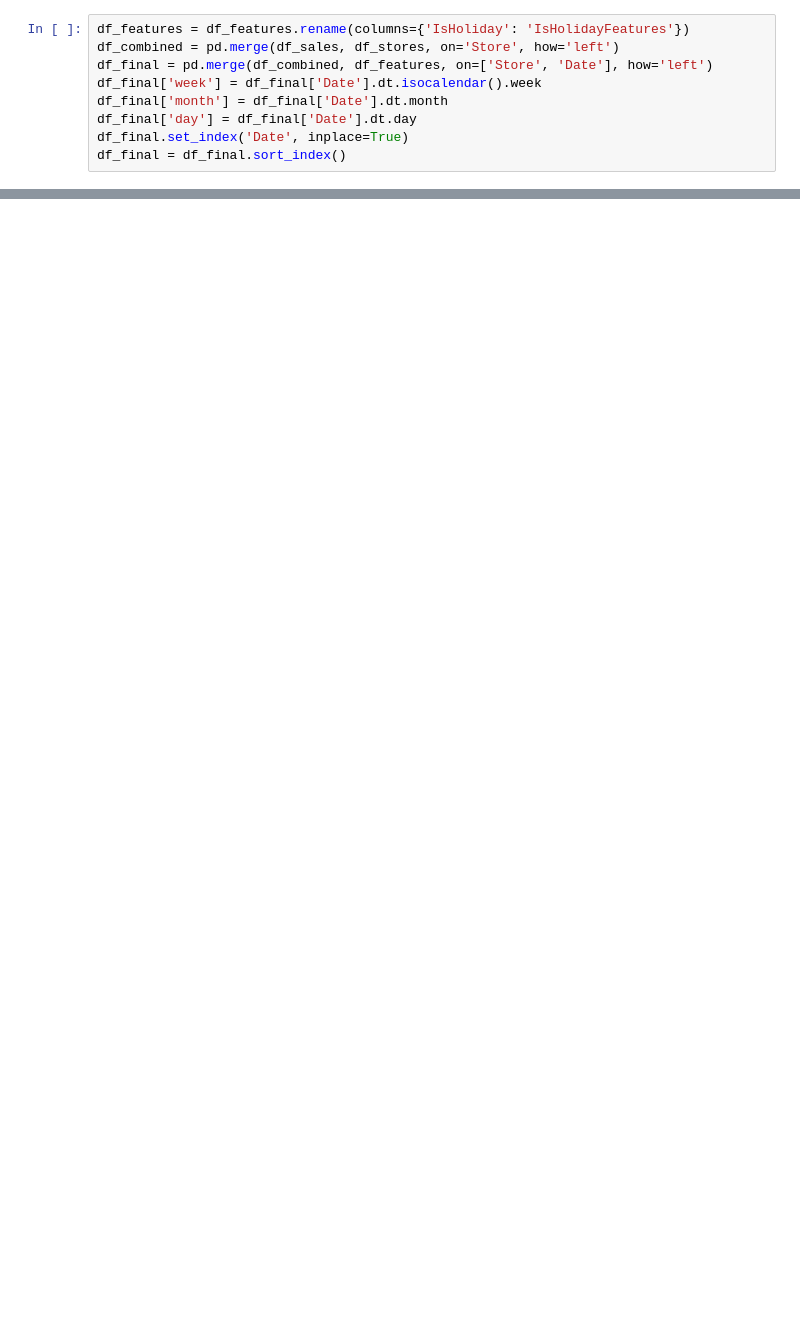
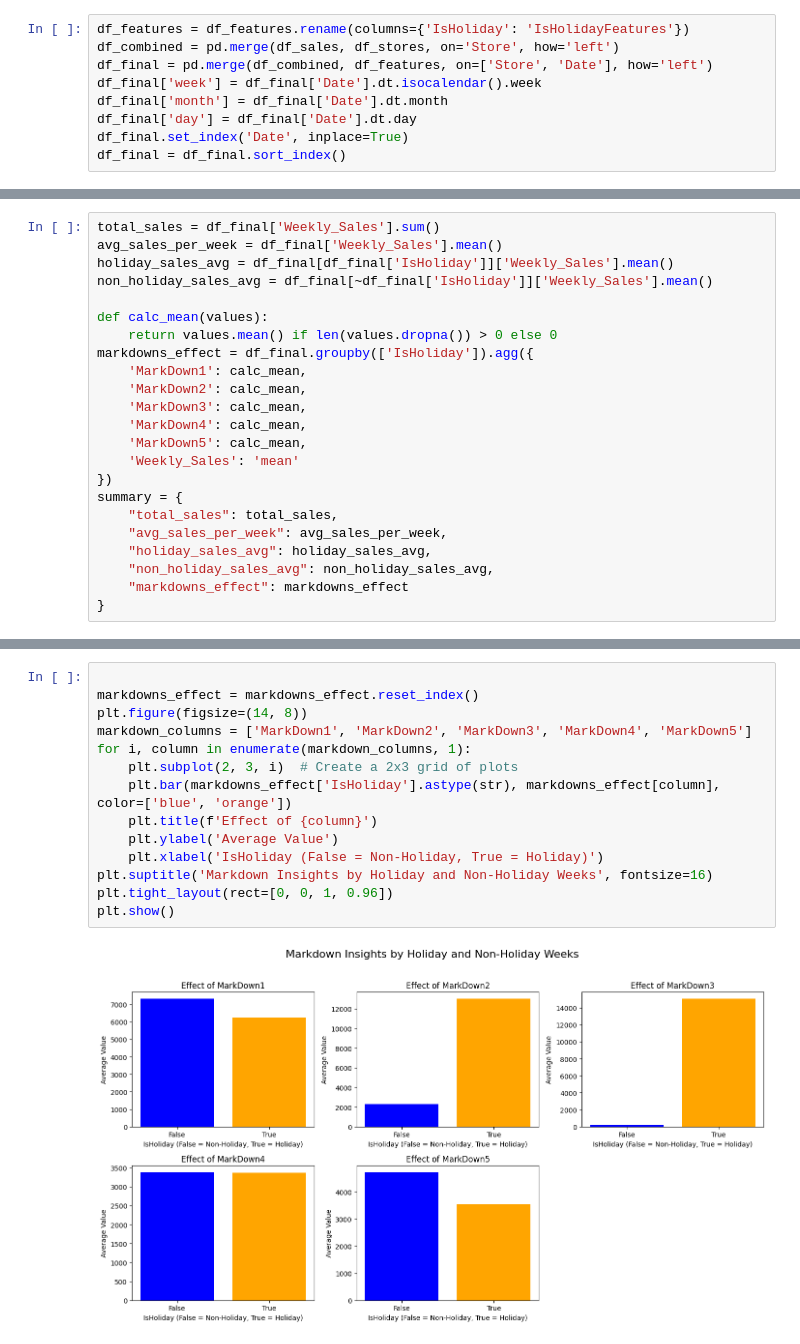
Before and after one commit to jpgianfaldoni/challenge-mle, a Jupyter notebook: notebooks/data_exploring.ipynb, the cells around one changed output, grey strips where cells are left out. Saved outputs shown, nothing was run; the diff lists cells and outputs as text; blank space fills up the shorter version.

```diff
--- a/notebooks/data_exploring.ipynb
+++ b/notebooks/data_exploring.ipynb
@@ -85,0 +174,23 @@ plt.show()
+# %%
+total_sales = df_final['Weekly_Sales'].sum()
+avg_sales_per_week = df_final['Weekly_Sales'].mean()
+holiday_sales_avg = df_final[df_final['IsHoliday']]['Weekly_Sales'].mean()
+non_holiday_sales_avg = df_final[~df_final['IsHoliday']]['Weekly_Sales'].mean()
+
+def calc_mean(values):
+    return values.mean() if len(values.dropna()) > 0 else 0
+markdowns_effect = df_final.groupby(['IsHoliday']).agg({
+    'MarkDown1': calc_mean,
+    'MarkDown2': calc_mean,
+    'MarkDown3': calc_mean,
+    'MarkDown4': calc_mean,
+    'MarkDown5': calc_mean,
+    'Weekly_Sales': 'mean'
+})
+summary = {
+    "total_sales": total_sales,
+    "avg_sales_per_week": avg_sales_per_week,
+    "holiday_sales_avg": holiday_sales_avg,
+    "non_holiday_sales_avg": non_holiday_sales_avg,
+    "markdowns_effect": markdowns_effect
+}
@@ -85,0 +215,16 @@ plt.show()
+# %%
+
+markdowns_effect = markdowns_effect.reset_index()
+plt.figure(figsize=(14, 8))
+markdown_columns = ['MarkDown1', 'MarkDown2', 'MarkDown3', 'MarkDown4', 'MarkDown5']
+for i, column in enumerate(markdown_columns, 1):
+    plt.subplot(2, 3, i)  # Create a 2x3 grid of plots
+    plt.bar(markdowns_effect['IsHoliday'].astype(str), markdowns_effect[column], color=['blue', 'orange'])
+    plt.title(f'Effect of {column}')
+    plt.ylabel('Average Value')
+    plt.xlabel('IsHoliday (False = Non-Holiday, True = Holiday)')
+plt.suptitle('Markdown Insights by Holiday and Non-Holiday Weeks', fontsize=16)
+plt.tight_layout(rect=[0, 0, 1, 0.96])
+plt.show()
+# %% [output]
+[figure, added]
```
Also changed, not shown: parts of 17 cells of this notebook, 6 other files.
